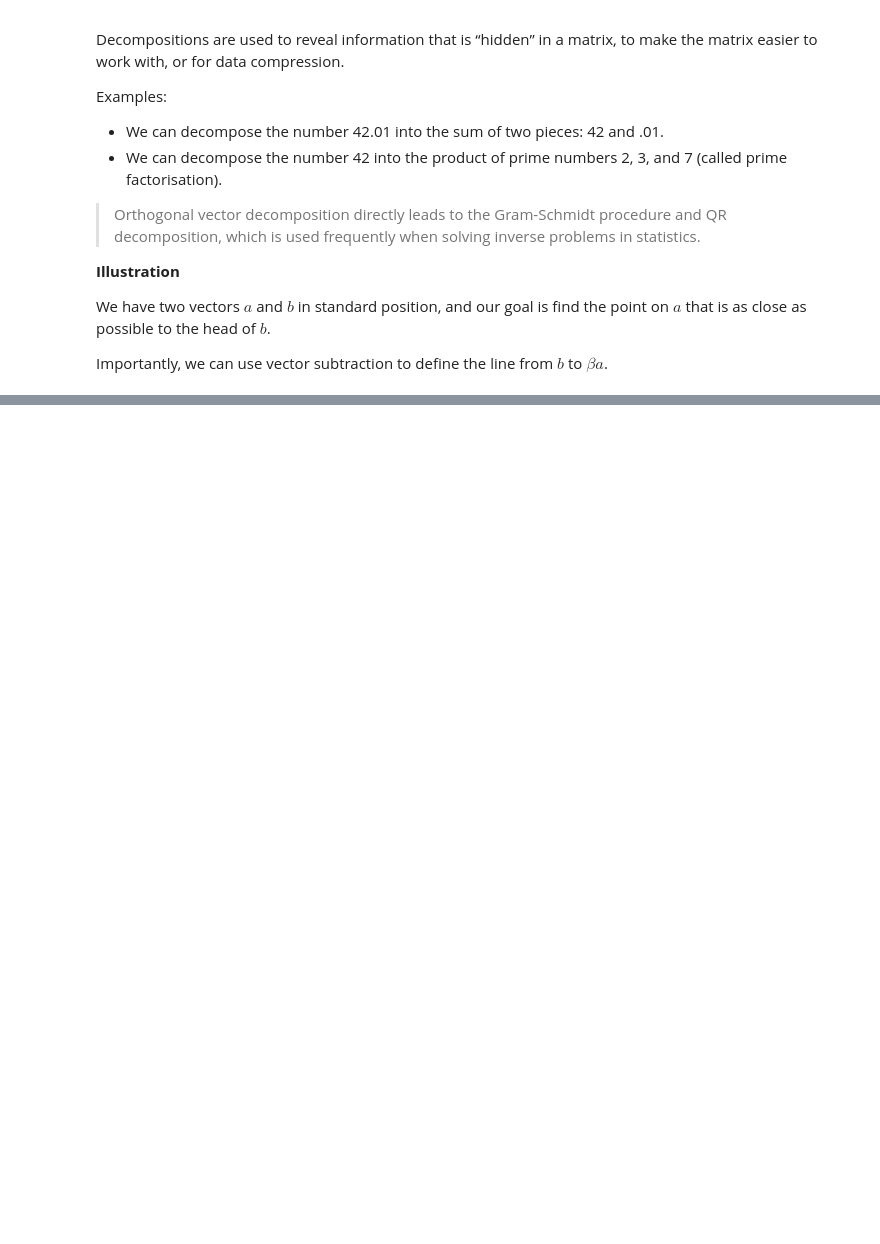
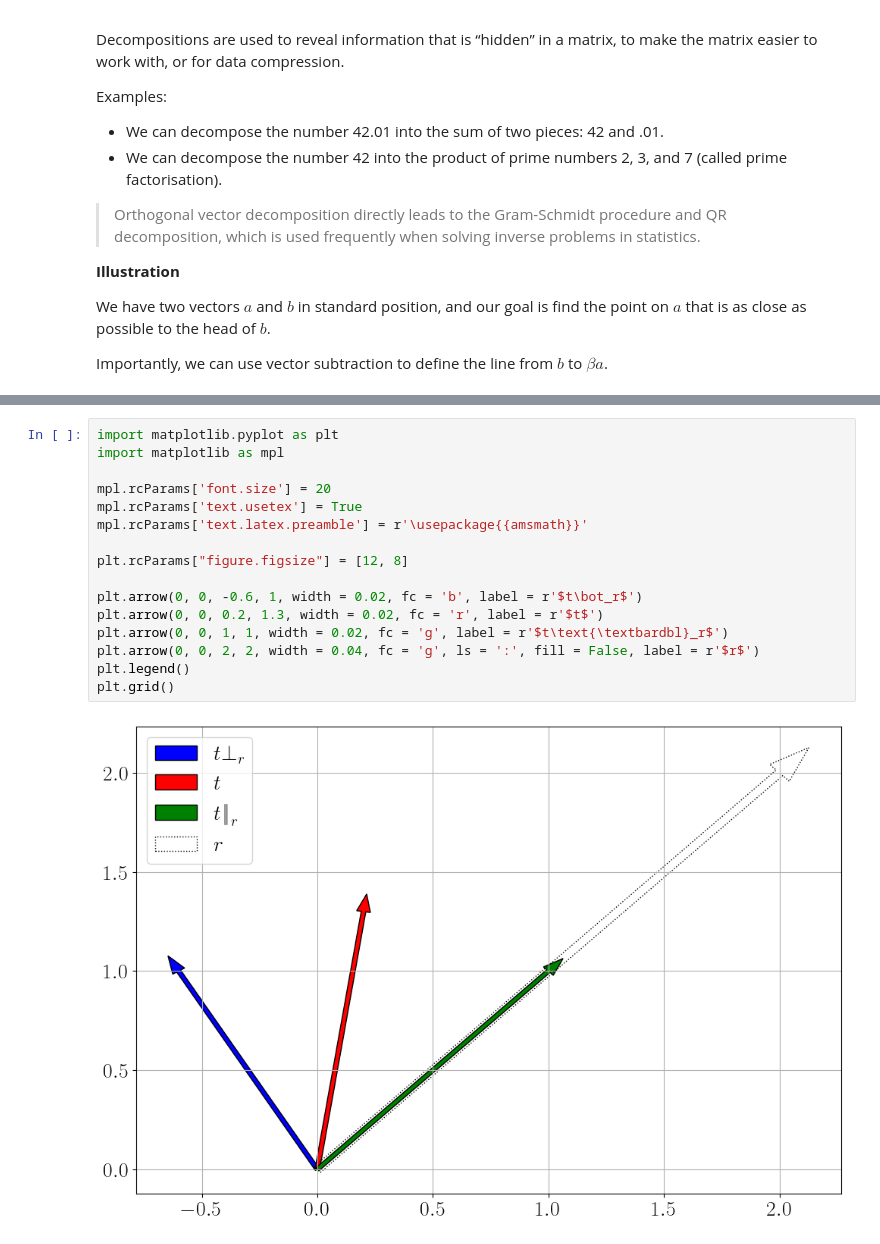
Before and after one commit to mlvhub/quant-learning, a Jupyter notebook: practical-linear-algebra-for-data-science/02-vectors-part-1/02-vectors-part-1.ipynb, the cells around one changed output, grey strips where cells are left out. Cells and saved outputs as stored; diff of their text form; blank space fills up the shorter version.

```diff
--- a/practical-linear-algebra-for-data-science/02-vectors-part-1/02-vectors-part-1.ipynb
+++ b/practical-linear-algebra-for-data-science/02-vectors-part-1/02-vectors-part-1.ipynb
@@ -488,0 +516,18 @@ The key insight that leads to the solution to this problem is that the point on
+# %%
+import matplotlib.pyplot as plt
+import matplotlib as mpl
+
+mpl.rcParams['font.size'] = 20
+mpl.rcParams['text.usetex'] = True
+mpl.rcParams['text.latex.preamble'] = r'\usepackage{{amsmath}}'
+
+plt.rcParams["figure.figsize"] = [12, 8]
+
+plt.arrow(0, 0, -0.6, 1, width = 0.02, fc = 'b', label = r'$t\bot_r$')
+plt.arrow(0, 0, 0.2, 1.3, width = 0.02, fc = 'r', label = r'$t$')
+plt.arrow(0, 0, 1, 1, width = 0.02, fc = 'g', label = r'$t\text{\textbardbl}_r$')
+plt.arrow(0, 0, 2, 2, width = 0.04, fc = 'g', ls = ':', fill = False, label = r'$r$')
+plt.legend()
+plt.grid()
+# %% [output]
+[figure, added]
```
Also changed, not shown: parts of 6 cells of this notebook, 1 other file.
